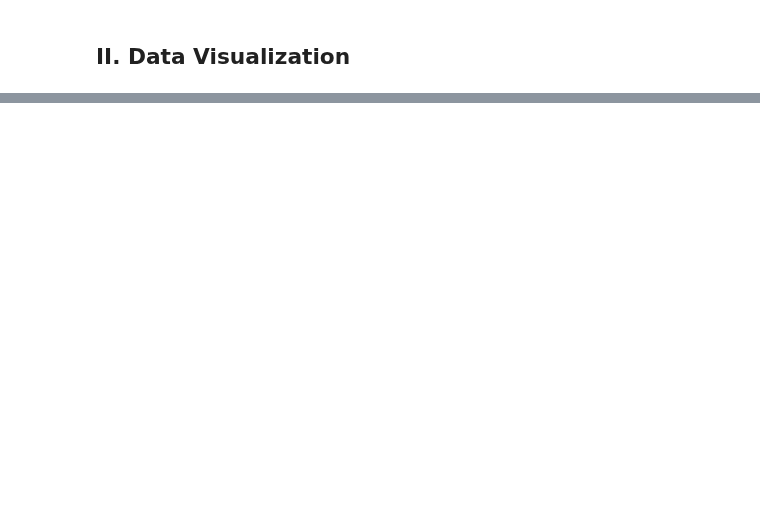
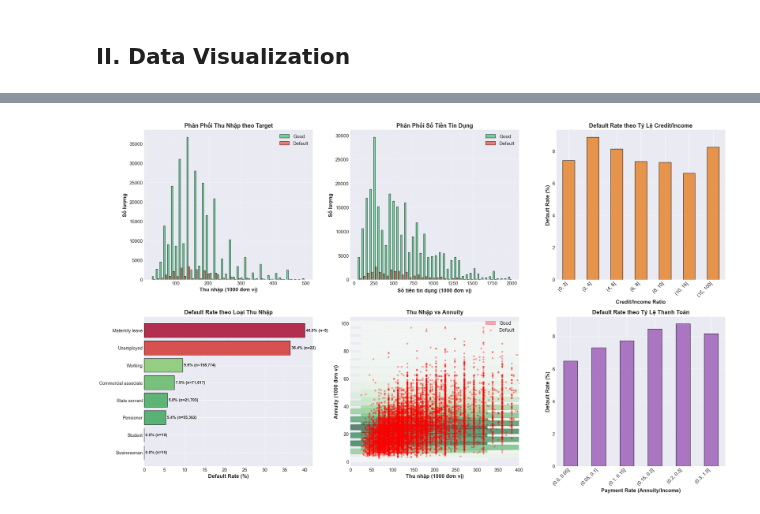
Before and after one commit to nkhanhtung/Credit-Scoring-SH2026, a Jupyter notebook: src/data_handling/credit_scoring/application_train/visualization.ipynb, the cells around one changed output, grey strips where cells are left out. Saved outputs shown, nothing was run; the diff lists cells and outputs as text; code cells hidden in the pictures; blank space fills up the shorter version.

```diff
--- a/src/data_handling/credit_scoring/application_train/visualization.ipynb
+++ b/src/data_handling/credit_scoring/application_train/visualization.ipynb
@@ -30,0 +304,98 @@ memory usage: 58.7+ MB
+# %%
+# Financial analysis
+fig, axes = plt.subplots(2, 3, figsize=(20, 12))
+
+# 1. Income distribution by Target
+ax1 = axes[0, 0]
+df_plot = df[df['AMT_INCOME_TOTAL'] < 500000]  # Remove outliers for better viz
+ax1.hist([df_plot[df_plot['TARGET']==0]['AMT_INCOME_TOTAL']/1000,
+          df_plot[df_plot['TARGET']==1]['AMT_INCOME_TOTAL']/1000],
+         bins=40, label=['Good', 'Default'],
+         color=['#2ecc71', '#e74c3c'], alpha=0.7, edgecolor='black')
+ax1.set_xlabel('Thu nhập (1000 đơn vị)', fontsize=12, fontweight='bold')
+ax1.set_ylabel('Số lượng', fontsize=12, fontweight='bold')
+ax1.set_title('Phân Phối Thu Nhập theo Target', fontsize=13, fontweight='bold')
+ax1.legend()
+ax1.grid(alpha=0.3)
+
+# 2. Credit amount distribution
+ax2 = axes[0, 1]
+df_plot2 = df[df['AMT_CREDIT'] < 2000000]
+ax2.hist([df_plot2[df_plot2['TARGET']==0]['AMT_CREDIT']/1000,
+          df_plot2[df_plot2['TARGET']==1]['AMT_CREDIT']/1000],
+         bins=40, label=['Good', 'Default'],
+         color=['#2ecc71', '#e74c3c'], alpha=0.7, edgecolor='black')
+ax2.set_xlabel('Số tiền tín dụng (1000 đơn vị)', fontsize=12, fontweight='bold')
+ax2.set_ylabel('Số lượng', fontsize=12, fontweight='bold')
+ax2.set_title('Phân Phối Số Tiền Tín Dụng', fontsize=13, fontweight='bold')
+ax2.legend()
+ax2.grid(alpha=0.3)
+
+# 3. Credit to Income ratio analysis
+df['CREDIT_INCOME_RATIO'] = df['AMT_CREDIT'] / df['AMT_INCOME_TOTAL']
+ax3 = axes[0, 2]
+ratio_bins = [0, 2, 4, 6, 8, 10, 15, 100]
+df['RATIO_GROUP'] = pd.cut(df['CREDIT_INCOME_RATIO'], bins=ratio_bins)
+ratio_default = df.groupby('RATIO_GROUP')['TARGET'].mean() * 100
+
+ratio_default.plot(kind='bar', ax=ax3, color='#e67e22', alpha=0.8, edgecolor='black')
+ax3.set_xlabel('Credit/Income Ratio', fontsize=12, fontweight='bold')
+ax3.set_ylabel('Default Rate (%)', fontsize=12, fontweight='bold')
+ax3.set_title('Default Rate theo Tỷ Lệ Credit/Income', fontsize=13, fontweight='bold')
+ax3.set_xticklabels(ax3.get_xticklabels(), rotation=45, ha='right')
+ax3.grid(axis='y', alpha=0.3)
+
+# 4. Income type analysis
+ax4 = axes[1, 0]
+income_type_default = df.groupby('NAME_INCOME_TYPE')['TARGET'].agg(['mean', 'count'])
+income_type_default['mean'] = income_type_default['mean'] * 100
+income_type_default = income_type_default.sort_values('mean', ascending=True)
+
+bars = ax4.barh(range(len(income_type_default)), income_type_default['mean'],
+                color=plt.cm.RdYlGn_r(income_type_default['mean']/income_type_default['mean'].max()),
+                alpha=0.8, edgecolor='black')
+ax4.set_yticks(range(len(income_type_default)))
+ax4.set_yticklabels(income_type_default.index, fontsize=10)
+ax4.set_xlabel('Default Rate (%)', fontsize=12, fontweight='bold')
+ax4.set_title('Default Rate theo Loại Thu Nhập', fontsize=13, fontweight='bold')
+ax4.grid(axis='x', alpha=0.3)
+
+for i, (idx, row) in enumerate(income_type_default.iterrows()):
+    ax4.text(row['mean'] + 0.3, i, f"{row['mean']:.1f}% (n={int(row['count']):,})",
+             va='center', fontsize=9, fontweight='bold')
+
+# 5. Annuity analysis
+ax5 = axes[1, 1]
+df_plot3 = df[df['AMT_ANNUITY'] < 100000]
+ax5.hexbin(df_plot3[df_plot3['TARGET']==0]['AMT_INCOME_TOTAL']/1000,
+           df_plot3[df_plot3['TARGET']==0]['AMT_ANNUITY']/1000,
+           gridsize=30, cmap='Greens', alpha=0.6, mincnt=1, label='Good')
+ax5.scatter(df_plot3[df_plot3['TARGET']==1]['AMT_INCOME_TOTAL']/1000,
+           df_plot3[df_plot3['TARGET']==1]['AMT_ANNUITY']/1000,
+           alpha=0.3, s=10, c='red', label='Default')
+ax5.set_xlabel('Thu nhập (1000 đơn vị)', fontsize=12, fontweight='bold')
+ax5.set_ylabel('Annuity (1000 đơn vị)', fontsize=12, fontweight='bold')
+ax5.set_title('Thu Nhập vs Annuity', fontsize=13, fontweight='bold')
+ax5.legend()
+ax5.grid(alpha=0.3)
+ax5.set_xlim(0, 400)
+
+# 6. Payment burden (Annuity/Income ratio)
+df['PAYMENT_RATE'] = df['AMT_ANNUITY'] / df['AMT_INCOME_TOTAL']
+ax6 = axes[1, 2]
+payment_bins = [0, 0.05, 0.1, 0.15, 0.2, 0.3, 1]
+df['PAYMENT_GROUP'] = pd.cut(df['PAYMENT_RATE'], bins=payment_bins)
+payment_default = df.groupby('PAYMENT_GROUP')['TARGET'].mean() * 100
+
+payment_default.plot(kind='bar', ax=ax6, color='#9b59b6', alpha=0.8, edgecolor='black')
+ax6.set_xlabel('Payment Rate (Annuity/Income)', fontsize=12, fontweight='bold')
+ax6.set_ylabel('Default Rate (%)', fontsize=12, fontweight='bold')
+ax6.set_title('Default Rate theo Tỷ Lệ Thanh Toán', fontsize=13, fontweight='bold')
+ax6.set_xticklabels(ax6.get_xticklabels(), rotation=45, ha='right')
+ax6.grid(axis='y', alpha=0.3)
+
+plt.tight_layout()
+plt.savefig('04_financial_analysis.png', dpi=300, bbox_inches='tight')
+plt.show()
+# %% [output]
+[figure, added]
```
Also changed, not shown: parts of 13 cells of this notebook, 10 other files.
